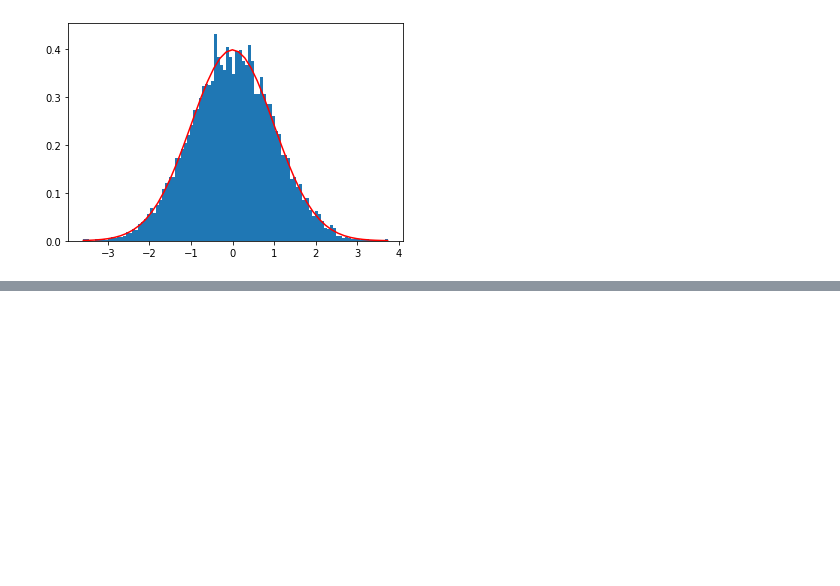
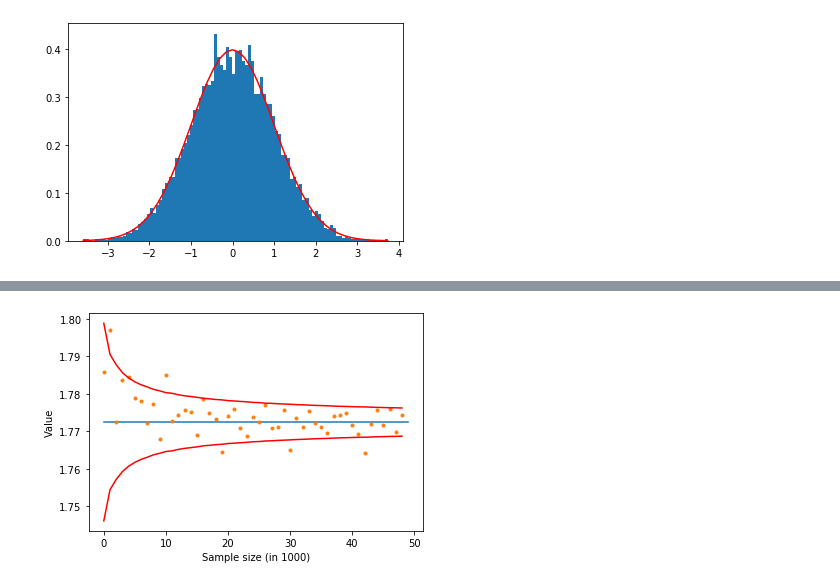
Before and after one commit to kyle-nguyennn/computational-finance, a Jupyter notebook: python/Simulation_and_Monte_Carlo_examples.ipynb, the cells around one changed output, grey strips where cells are left out. Cells and saved outputs as stored; diff of their text form; code cells hidden in the pictures; blank space fills up the shorter version.

```diff
--- a/python/Simulation_and_Monte_Carlo_examples.ipynb
+++ b/python/Simulation_and_Monte_Carlo_examples.ipynb
@@ -125,0 +156,24 @@ Examples
+# %%
+# example 2: integrate e^(-x^2)
+
+f_estimates = []
+f_std = []
+
+func = lambda x: np.exp(-x**2/2)
+np.random.seed(0)
+for size in range(1000, 50000, 1000):
+    m, s = monte_carlo_integration(func, stats.norm(), sample_size = size)
+    f_estimates.append(math.sqrt(2*math.pi) * m)
+    f_std.append(s)
+# %%
+# visualize the estimates, compared to exact solution
+exact_sol = np.sqrt(np.pi)
+plt.plot([exact_sol] * 50)
+plt.plot(f_estimates, '.')
+plt.plot(exact_sol + np.array(f_std)*3, 'r')
+plt.plot(exact_sol - np.array(f_std)*3, 'r')
+plt.xlabel('Sample size (in 1000)')
+plt.ylabel('Value')
+plt.show()
+# %% [output]
+[figure, added]
```
Also changed, not shown: parts of 5 cells of this notebook.
